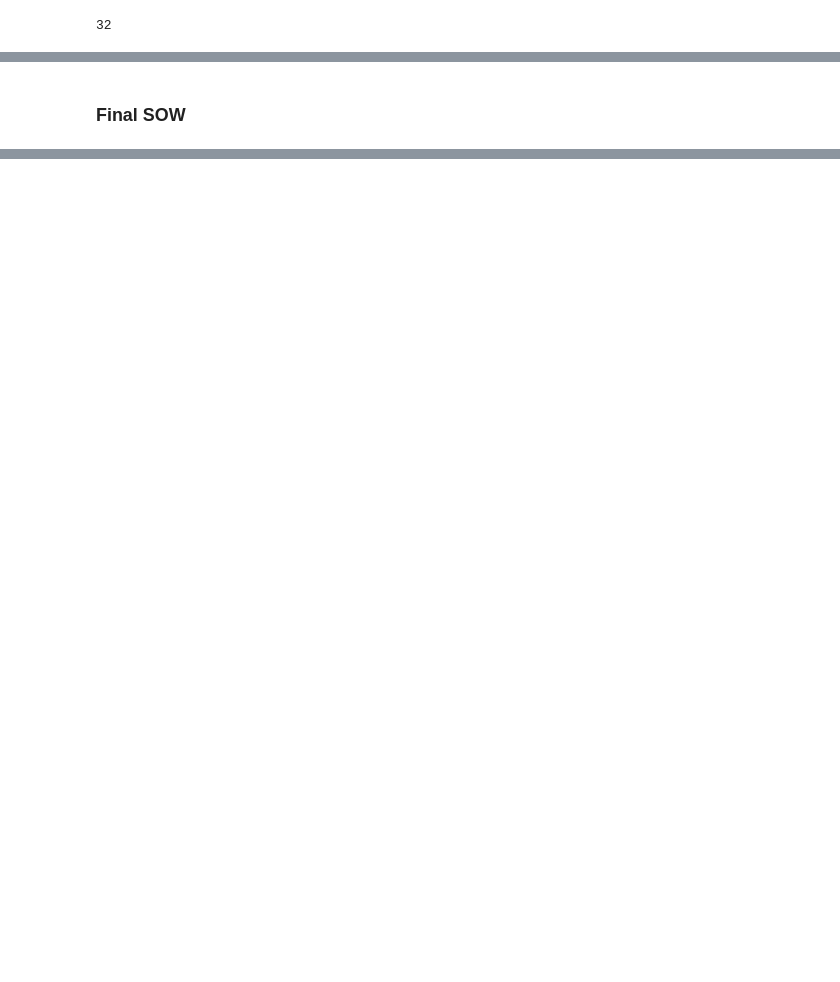
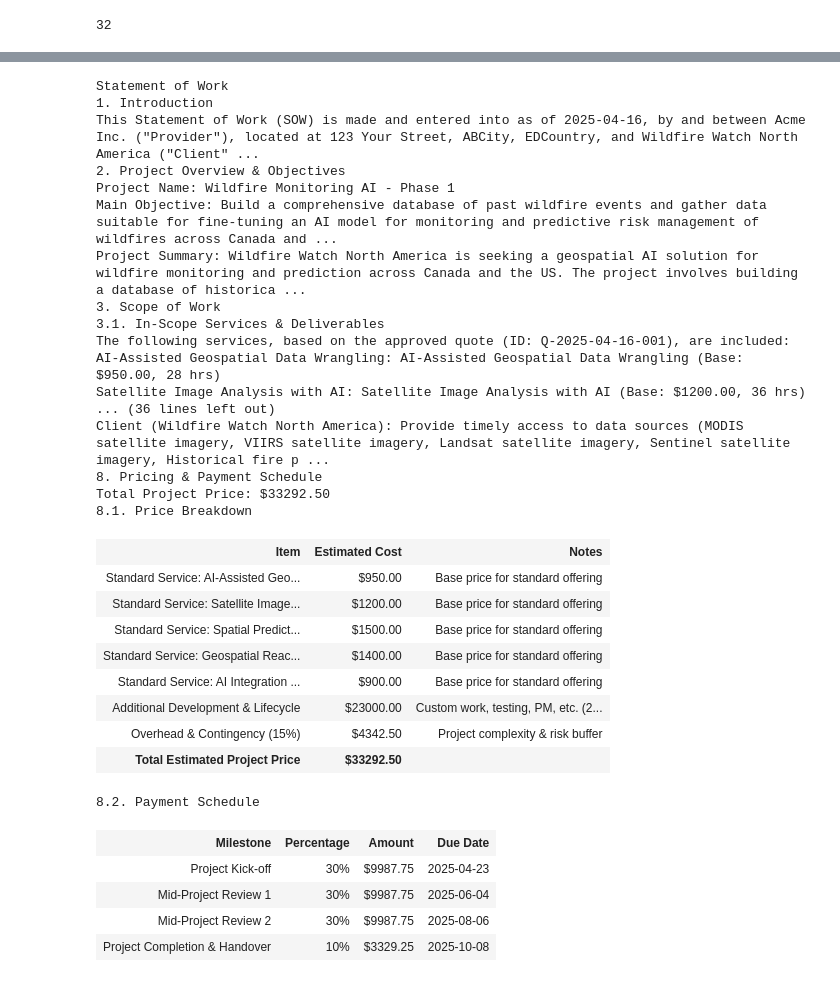
Before and after one commit to Jayseregon/kaggle-Gen-AI-Intensive-Course-Capstone-2025Q1, a Jupyter notebook: quoting-agent.ipynb, the cells around one changed output, grey strips where cells are left out. Drawn from its saved outputs; the diff is of its cells as text; code cells hidden in the pictures; blank space fills up the shorter version.

```diff
--- a/quoting-agent-github.ipynb
+++ b/quoting-agent.ipynb
@@ -46,23 +118,7 @@ GOOGLE_API_KEY = os.getenv("GOOGLE_GEMINI_API_KEY")
 # %%
-is_retriable = retry.if_exception_type(
-    google_exceptions.ResourceExhausted,  # Catches 429 errors
-    google_exceptions.DeadlineExceeded,
-    google_exceptions.InternalServerError,
-    google_exceptions.ServiceUnavailable,  # Catches 503 errors
-)
-
-if not hasattr(genai.models.Models.generate_content, "__wrapped__"):
-    genai.models.Models.generate_content = retry.Retry(
-        predicate=is_retriable,
-        initial=5.0,
-        maximum=60.0,
-        multiplier=2.0,
-        deadline=300.0,
-    )(genai.models.Models.generate_content)
-
-
-# Create a callback function to introduce delays between tasks
-def delay_before_task(task_output):
+# Create a utility function to use as callback in the crews, introduce delays between tasks
+# This is useful to avoid hitting the API rate limits when using Gemini free tier
+def delay_before_task() -> None:
     delay_seconds = 10
     print(
         f"\\n--- Task Completed. Waiting {delay_seconds} seconds before next task --- \\n"
@@ -117,0 +133,13 @@ conversation
+# %%
+# Loading the datasets depending on the environment
+if is_kaggle_environment():
+    # Download supporting dataset from Kaggle
+    json_data = kagglehub.dataset_download(
+        "jeremiebitsch/capstone-2025-quote-standards-v2"
+    )
+    standards_dataset_path = Path(json_data) / "quote-standards.json"
+    client_personas_path = Path(json_data) / "client-personas.json"
+else:
+    # Use data files directly for local development
+    standards_dataset_path = Path("capstone-2025-quote-standards-v2.json")
+    client_personas_path = Path("capstone-2025-client-personas-v2.json")
@@ -1417,12 +1557,10 @@ def create_final_sow(quote_result: Any, analysis_data: AnalysisOutput) -> Option
 
     except Exception as e:
         return f"Error during SOW generation: {e}"
-# %% [markdown]
-### Final SOW
 # %%
 # Generate the SOW
 final_sow = create_final_sow(quote_result, analysis_data)
 
-# Display as markdown
-Markdown(final_sow)
+# Display as markdown, using display and HTML to bypass Kaggle's markdown limitations
+display(HTML(md.markdown(final_sow)))
 # %% [output]
@@ -1488,0 +1567,32 @@ Major deliverables correspond to the services listed in 3.1.
+Statement of Work
+1. Introduction
+This Statement of Work (SOW) is made and entered into as of 2025-04-16, by and between Acme Inc. ("Provider"), located at 123 Your Street, ABCity, EDCountry, and Wildfire Watch North America ("Client" ...
+2. Project Overview & Objectives
+Project Name: Wildfire Monitoring AI - Phase 1
+Main Objective: Build a comprehensive database of past wildfire events and gather data suitable for fine-tuning an AI model for monitoring and predictive risk management of wildfires across Canada and ...
+Project Summary: Wildfire Watch North America is seeking a geospatial AI solution for wildfire monitoring and prediction across Canada and the US. The project involves building a database of historica ...
+3. Scope of Work
+3.1. In-Scope Services & Deliverables
+The following services, based on the approved quote (ID: Q-2025-04-16-001), are included:
+AI-Assisted Geospatial Data Wrangling: AI-Assisted Geospatial Data Wrangling (Base: $950.00, 28 hrs)
+Satellite Image Analysis with AI: Satellite Image Analysis with AI (Base: $1200.00, 36 hrs)
+... (36 lines left out)
+Client (Wildfire Watch North America): Provide timely access to data sources (MODIS satellite imagery, VIIRS satellite imagery, Landsat satellite imagery, Sentinel satellite imagery, Historical fire p ...
+8. Pricing & Payment Schedule
+Total Project Price: $33292.50
+8.1. Price Breakdown
+| Item | Estimated Cost | Notes |
+| Standard Service: AI-Assisted Geo... | $950.00 | Base price for standard offering |
+| Standard Service: Satellite Image... | $1200.00 | Base price for standard offering |
+| Standard Service: Spatial Predict... | $1500.00 | Base price for standard offering |
+| Standard Service: Geospatial Reac... | $1400.00 | Base price for standard offering |
+| Standard Service: AI Integration ... | $900.00 | Base price for standard offering |
+| Additional Development & Lifecycle | $23000.00 | Custom work, testing, PM, etc. (2... |
+| Overhead & Contingency (15%) | $4342.50 | Project complexity & risk buffer |
+| Total Estimated Project Price | $33292.50 |  |
+8.2. Payment Schedule
+| Milestone | Percentage | Amount | Due Date |
+| Project Kick-off | 30% | $9987.75 | 2025-04-23 |
+| Mid-Project Review 1 | 30% | $9987.75 | 2025-06-04 |
+| Mid-Project Review 2 | 30% | $9987.75 | 2025-08-06 |
+| Project Completion & Handover | 10% | $3329.25 | 2025-10-08 |
```
Also changed, not shown: parts of 47 cells of this notebook, 1 other file.
